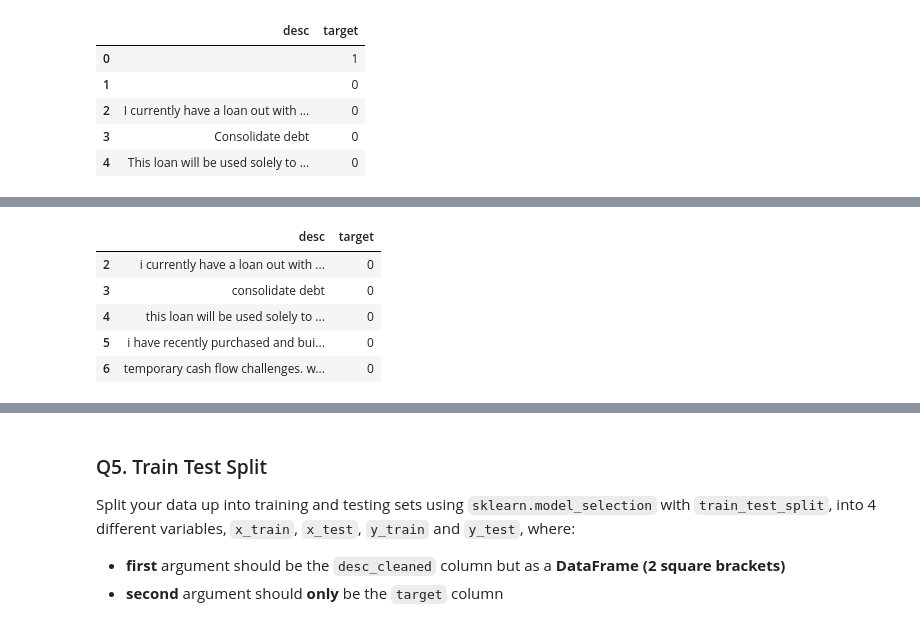
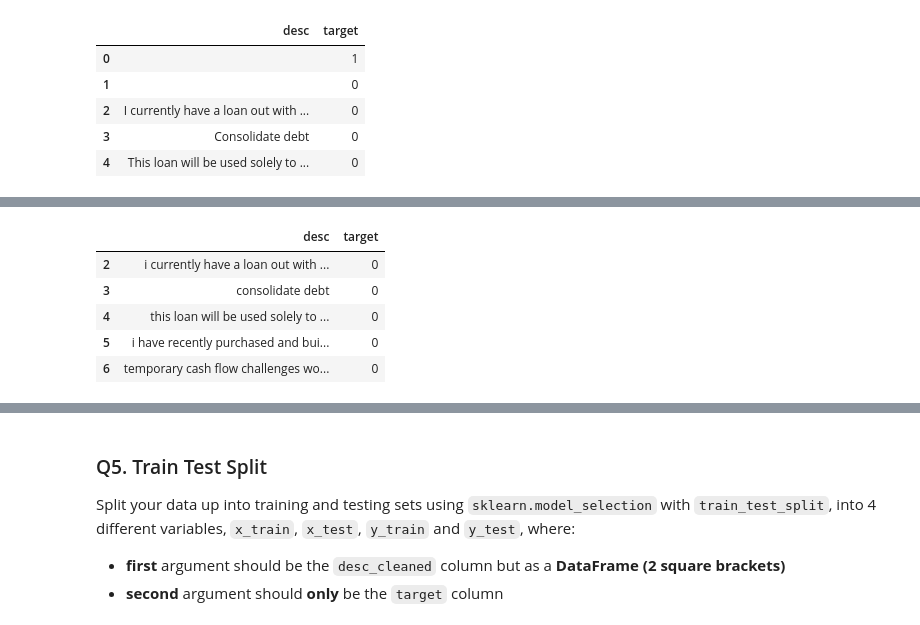
Before and after one commit to helloitsm3/DS102, a Jupyter notebook: Lesson 05/Problem Set/FirstName_LastName_Hackwagon_Academy_DS102_-_Problem_Set_3.ipynb, the cells around one changed output, grey strips where cells are left out. Cells and saved outputs as stored; diff of their text form; code cells hidden in the pictures.

```diff
--- a/Lesson 05/Problem Set/FirstName_LastName_Hackwagon_Academy_DS102_-_Problem_Set_3.ipynb
+++ b/Lesson 05/Problem Set/FirstName_LastName_Hackwagon_Academy_DS102_-_Problem_Set_3.ipynb
@@ -103,20 +103,19 @@ To ensure that your model is efficient, conduct simple cleaning on each descript
 # %%
 import re
 
-# isStrLower = all_desc_df2["desc"].str.lower()
 notEmpty = all_desc_df2["desc"] != " "
-onlyAlpha = all_desc_df2["desc"].str.contains('[a-z0-9]', regex=True, na=False)
 all_desc_df2["desc"] = all_desc_df2["desc"].apply(lambda x: x.lower())
+all_desc_df2["desc"] = all_desc_df2["desc"].apply(lambda x : re.sub(r'\W+', ' ', x))
 
-new_desc_df = all_desc_df2[notEmpty & onlyAlpha]
+new_desc_df = all_desc_df2[notEmpty]
 new_desc_df.head()
 # %% [output]
 |  | desc | target |
 | 2 | i currently have a loan out with ... | 0 |
 | 3 | consolidate debt | 0 |
 | 4 | this loan will be used solely to ... | 0 |
 | 5 | i have recently purchased and bui... | 0 |
-| 6 | temporary cash flow challenges. w... | 0 |
+| 6 | temporary cash flow challenges wo... | 0 |
 # %%
 ## TA/INSTRUCTOR ONLY
 ## MARK AWARDED: /1
```
Also changed, not shown: parts of 7 cells of this notebook.
